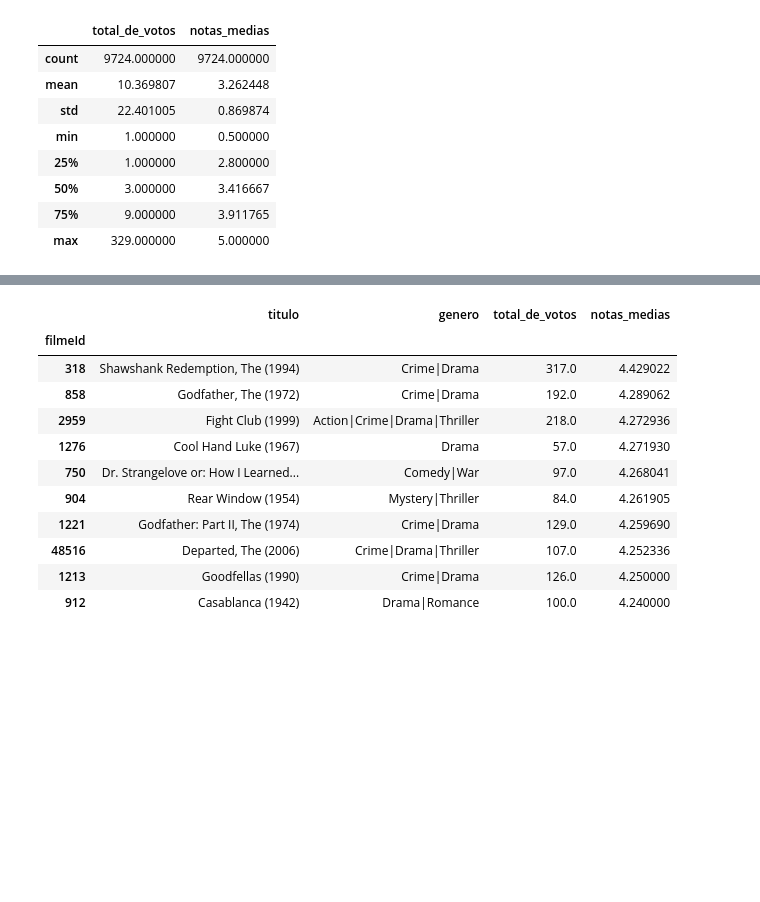
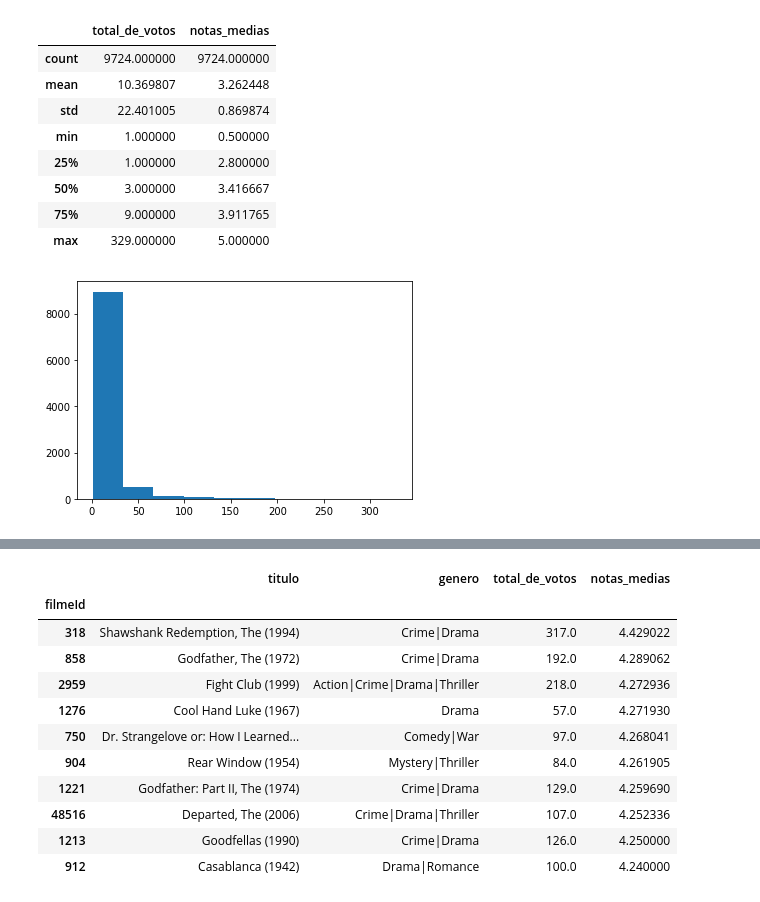
Before and after one commit to EduardoMoraesRitter/introducao-a-sistemas-de-recomendacao-com-python, a Jupyter notebook: introducao_a_sistemas_de_recomendacao_com_python.ipynb, the cells around one changed output, grey strips where cells are left out. Saved outputs shown, nothing was run; the diff lists cells and outputs as text; code cells hidden in the pictures; blank space fills up the shorter version.

```diff
--- a/introducao_a_sistemas_de_recomendacao_com_python.ipynb
+++ b/introducao_a_sistemas_de_recomendacao_com_python.ipynb
@@ -74,7 +74,7 @@ genero                         Crime|Drama
 Name: 318, dtype: object
 # %%
 #juntas as tabelas pelo indice
-total_de_votos = notas['filmesId'].value_counts()
+total_de_votos = notas['filmeId'].value_counts()
 total_de_votos.head()
 # %% [output]
 356     329
@@ -186,3 +186,8 @@ filmes.describe()
 | 50% | 3.000000 | 3.416667 |
 | 75% | 9.000000 | 3.911765 |
 | max | 329.000000 | 5.000000 |
+# %%
+plt.hist(filmes['total_de_votos'])
+plt.show()
+# %% [output]
+[figure, added]
```
Also changed, not shown: parts of 6 cells of this notebook.
